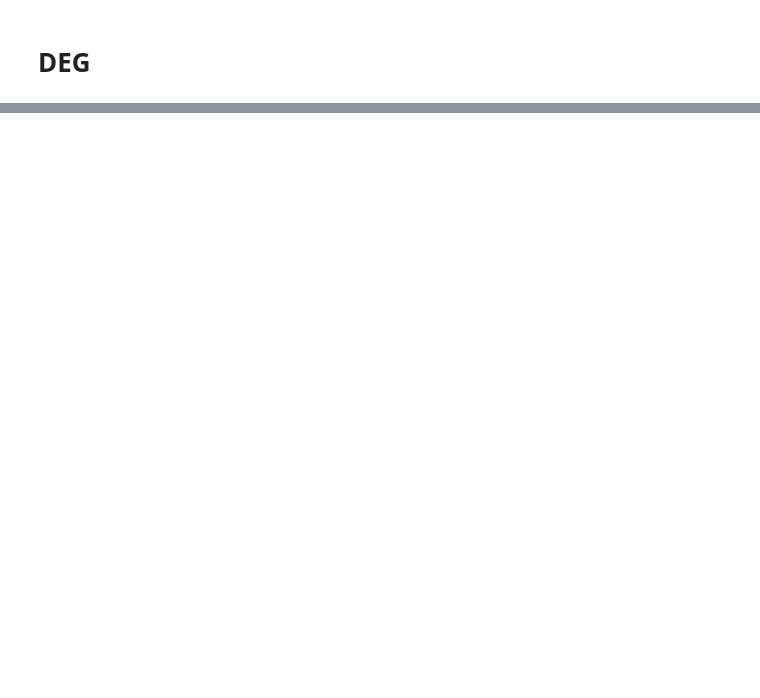
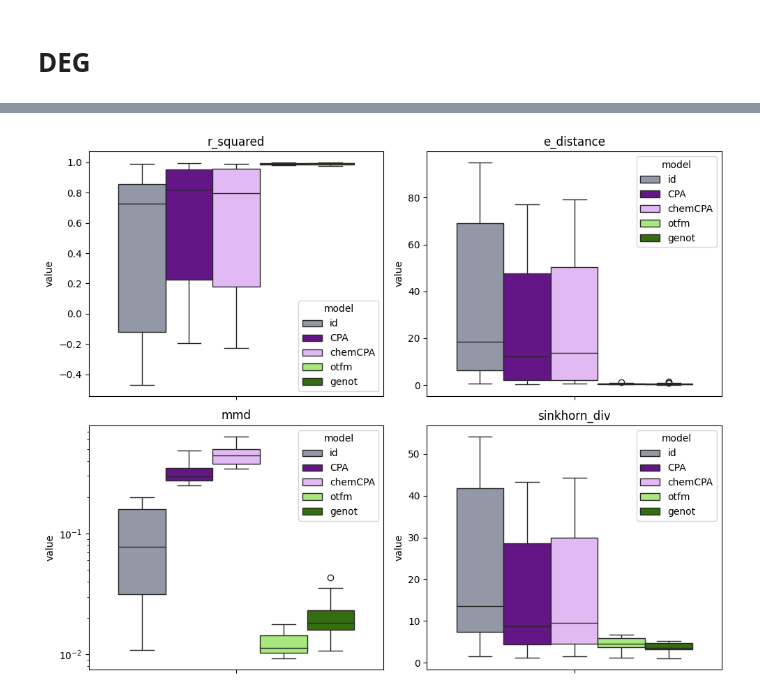
Before and after one commit to theislab/cellflow_reproducibility, a Jupyter notebook: notebooks/results_allocation/combosciplex/allocate_results_test.ipynb, the cells around one changed output, grey strips where cells are left out. Cells and saved outputs as stored; diff of their text form; code cells hidden in the pictures; blank space fills up the shorter version.

```diff
--- a/notebooks/results_allocation/combosciplex/allocate_results_test.ipynb
+++ b/notebooks/results_allocation/combosciplex/allocate_results_test.ipynb
@@ -186,0 +187,29 @@ FileNotFoundError: [Errno 2] No such file or directory: '/lustre/groups/ml01/wor
+# %%
+result_df = pd.concat(dfs.values(), ignore_index=False)
+result_df["metric"] = result_df.index
+metrics = result_df["metric"].unique()
+df2 = pd.melt(result_df, id_vars=["model", "metric"])
+# %%
+k = len(metrics)
+
+fig, axes = plt.subplots(nrows=int(np.ceil(k / 2)), ncols=2, figsize=(10, 8))  # Adjust layout format
+axes = axes.flatten()  # Flatten if more than one row
+
+# Loop through categories and plot each as a barplot
+for i, metric in enumerate(metrics):
+    # Filter the DataFrame
+    subset = df2[df2["metric"] == metric]
+    if metric == "mmd":
+        axes[i].set_yscale("log")
+    # Create the barplot
+    sns.boxplot(subset, y="value", hue="model", ax=axes[i], palette=color_dict)
+    axes[i].set_title(f"{metric}")
+    axes[i].set_xticklabels(axes[i].get_xticklabels(), rotation=90)
+
+# Adjust layout
+plt.tight_layout()
+
+# Show the plot
+plt.show()
+# %% [output]
+[figure, added]
```
Also changed, not shown: parts of 9 cells of this notebook, 40 other files.
